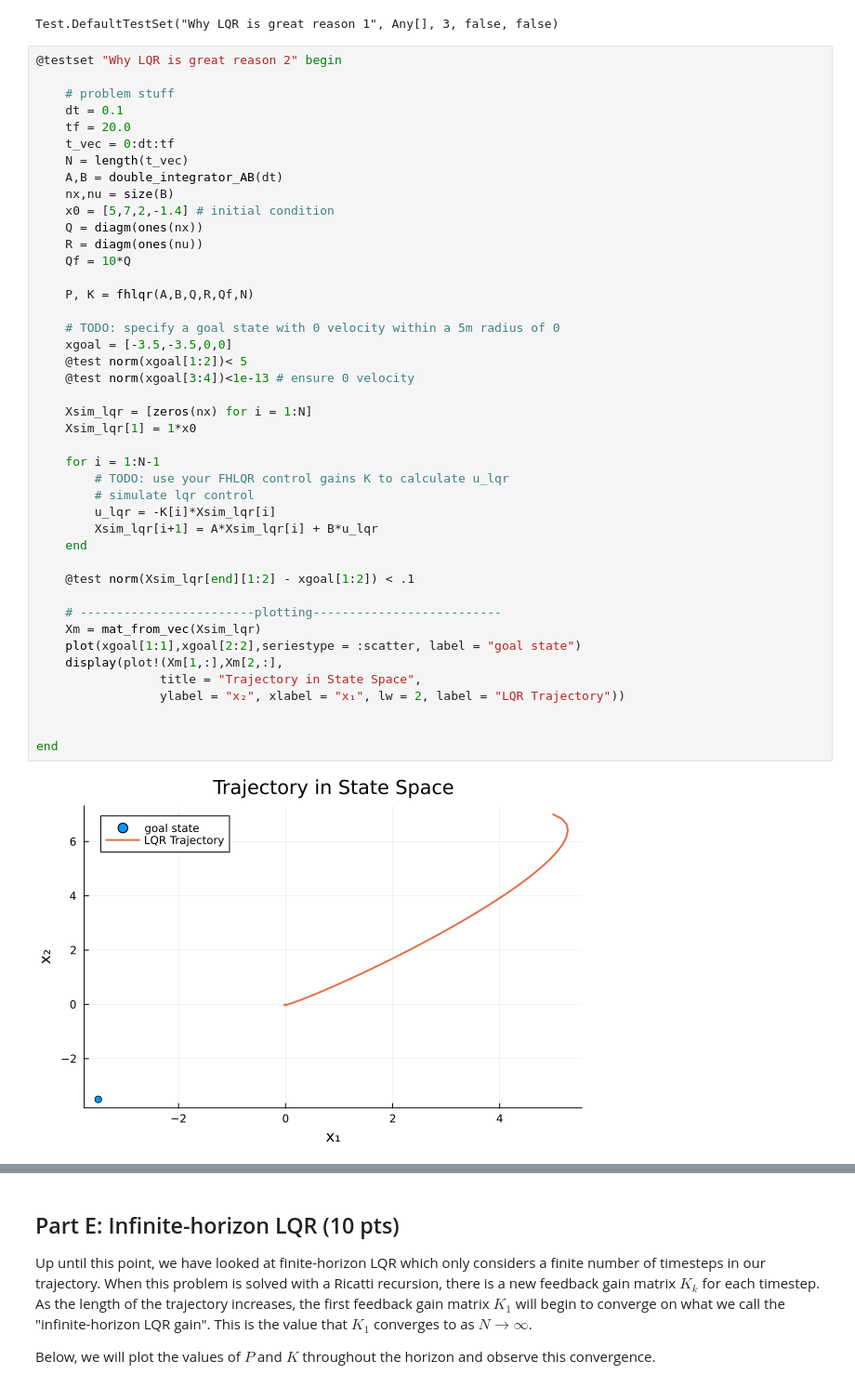
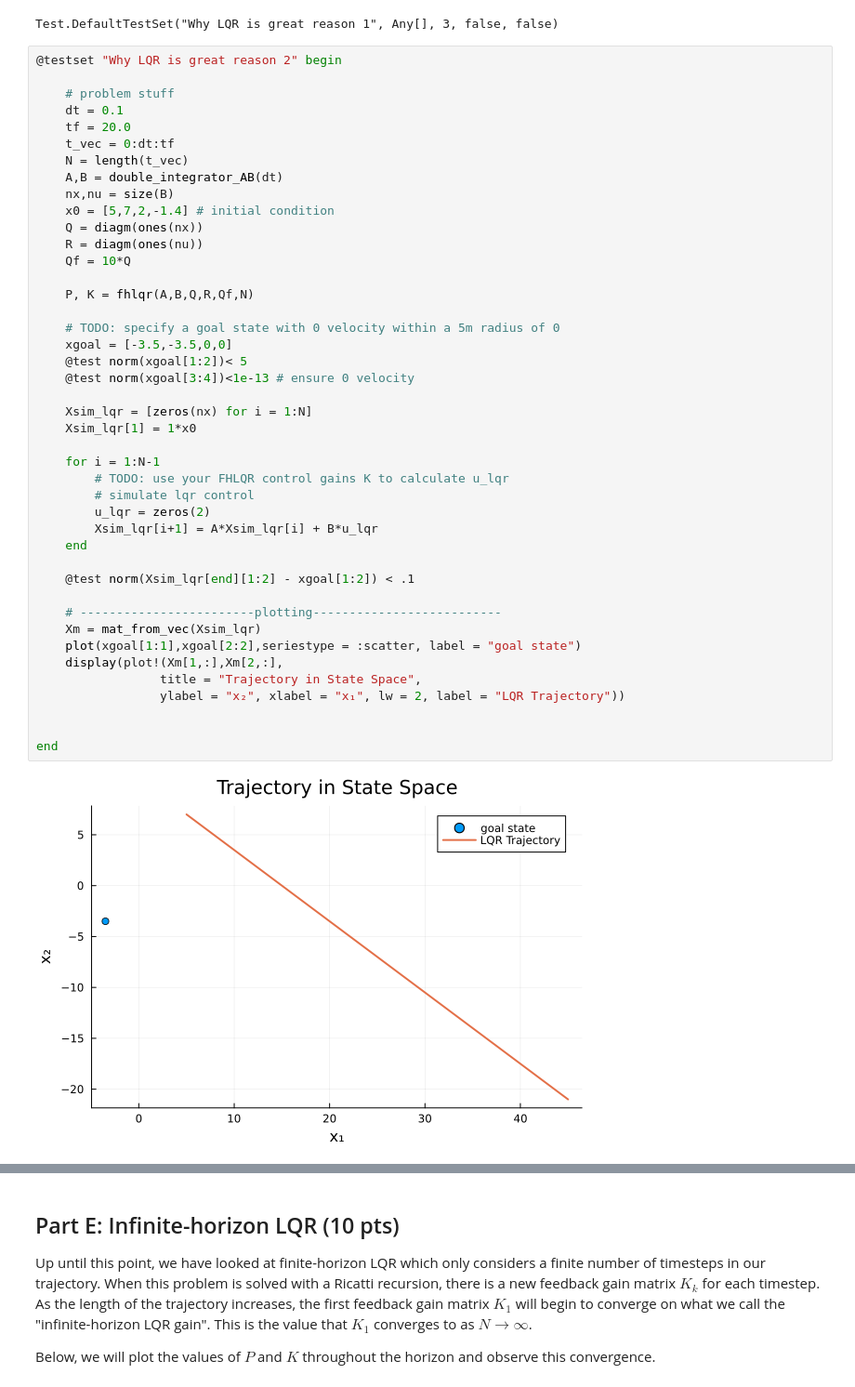
Before and after one commit to stevenwman/OCRL2024, a Jupyter notebook: HW/HW2_S24/Q1.ipynb, the cells around one changed output, grey strips where cells are left out. Shown at 93% size. Drawn from its saved outputs; the diff is of its cells as text.

```diff
--- a/HW/HW2_S24/Q1.ipynb
+++ b/HW/HW2_S24/Q1.ipynb
@@ -589,34 +589,34 @@ Test.DefaultTestSet("Why LQR is great reason 1", Any[], 3, false, false)
     Qf = 10*Q
 
     P, K = fhlqr(A,B,Q,R,Qf,N)
 
     # TODO: specify a goal state with 0 velocity within a 5m radius of 0
     xgoal = [-3.5,-3.5,0,0]
     @test norm(xgoal[1:2])< 5
     @test norm(xgoal[3:4])<1e-13 # ensure 0 velocity
 
     Xsim_lqr = [zeros(nx) for i = 1:N]
     Xsim_lqr[1] = 1*x0
 
     for i = 1:N-1
         # TODO: use your FHLQR control gains K to calculate u_lqr
         # simulate lqr control
-        u_lqr = -K[i]*Xsim_lqr[i]
+        u_lqr = zeros(2)
         Xsim_lqr[i+1] = A*Xsim_lqr[i] + B*u_lqr
     end
 
     @test norm(Xsim_lqr[end][1:2] - xgoal[1:2]) < .1
 
     # ------------------------plotting--------------------------
     Xm = mat_from_vec(Xsim_lqr)
     plot(xgoal[1:1],xgoal[2:2],seriestype = :scatter, label = "goal state")
     display(plot!(Xm[1,:],Xm[2,:],
                  title = "Trajectory in State Space",
                  ylabel = "x₂", xlabel = "x₁", lw = 2, label = "LQR Trajectory"))
 
 
 end
 # %% [output]
-[figure, old version]
+[figure, new version]
 Why LQR is great reason 2: Test Failed at /home/sman/Work/CMU/Courses/OCRL/OCRL2024/HW/HW2_S24/Q1.ipynb:32
   Expression: norm((Xsim_lqr[end])[1:2] - xgoal[1:2]) < 0.1
```
Also changed, not shown: parts of 2 cells of this notebook.
